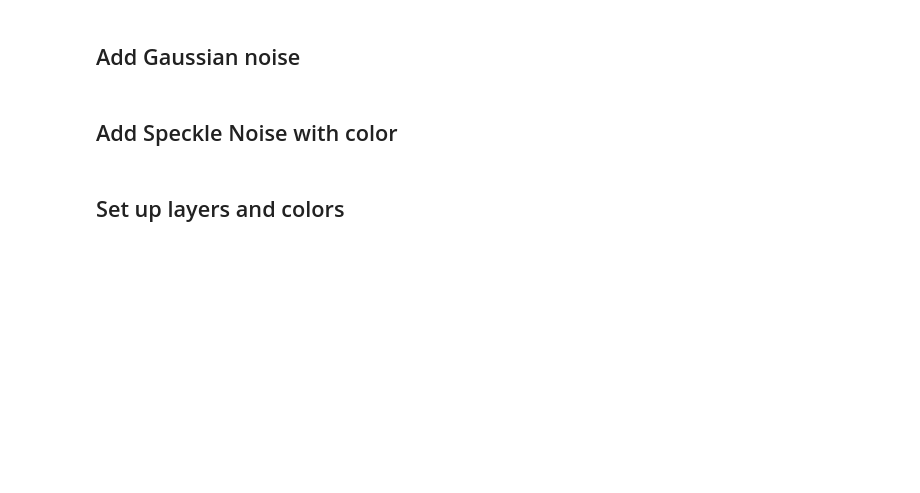
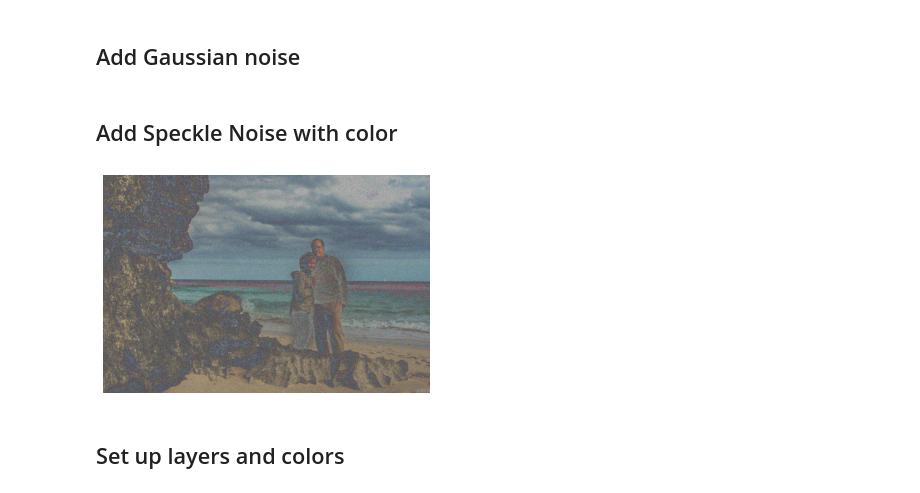
Before and after one commit to shaileshhemdev/hemdev-705.603Spring24, a Jupyter notebook: cvbasicsAssignment-main/ObjectDetection.ipynb, the cells around one changed output. Cells and saved outputs as stored; diff of their text form; code cells hidden in the pictures; blank space fills up the shorter version.

```diff
--- a/cvbasicsAssignment-main/ObjectDetection.ipynb
+++ b/cvbasicsAssignment-main/ObjectDetection.ipynb
@@ -123,13 +161,15 @@ plot_cv_img(img_gauss )
 # %%
 #Speckle Noise
 import numpy as np
 
 img = cv.imread('pictures/bermuda.jpg')
 
-gauss = np.random.normal( )  # add code to add speckle noise
+gauss = np.random.normal(0, 50, img.shape) # add code to add speckle noise
 gauss = gauss.reshape(img.shape[0],img.shape[1],img.shape[2]).astype('uint8')
-speckle_img =
+speckle_img = img + gauss
 plot_cv_img(speckle_img )
+# %% [output]
+[figure, added]
 # %% [markdown]
 ## Set up layers and colors
 # %%
```
Also changed, not shown: parts of 9 cells of this notebook, 1 other file.
